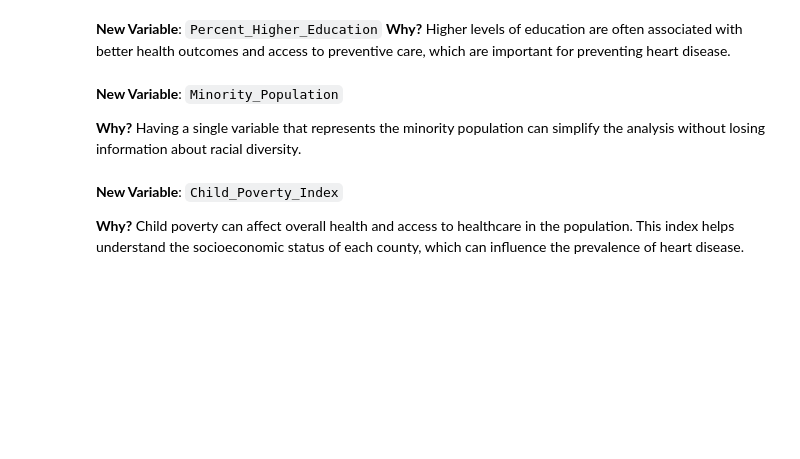
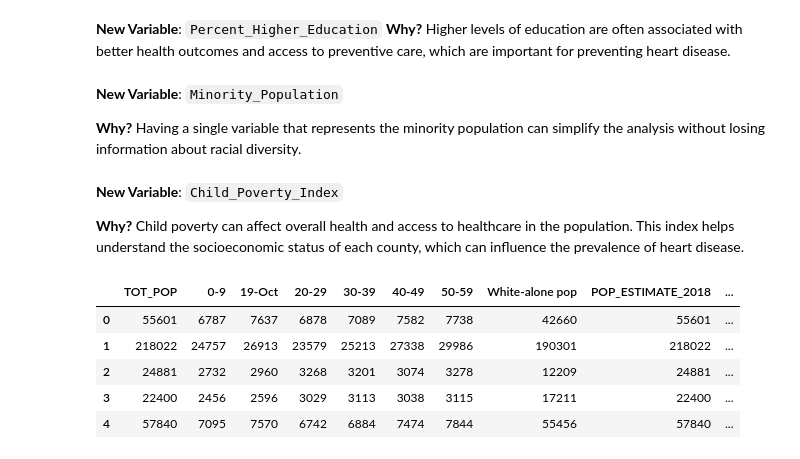
Before and after one commit to RitaViegas/RitaViegas---Project-Regularized-Linear.-Reg.----main, a Jupyter notebook: src/explore.ipynb, the cells around one changed output. Cells and saved outputs as stored; diff of their text form; code cells hidden in the pictures; blank space fills up the shorter version.

```diff
--- a/src/explore.ipynb
+++ b/src/explore.ipynb
@@ -958,3 +958,40 @@ df['Minority_Population'] = (df['Black-alone pop'] + df['Native American/America
 **Why?** Child poverty can affect overall health and access to healthcare in the population. This index helps understand the socioeconomic status of each county, which can influence the prevalence of heart disease.
 # %%
 df['Child_Poverty_Index'] = (df['PCTPOV017_2018'] + df['PCTPOV517_2018']) / 2
+# %%
+# Função para adicionar novas features e remover as colunas originais usadas
+def add_and_drop_features(df):
+    # Adiciona as novas features
+    df['Percent_Pop_Aged_60_plus'] = (df['60-69'] + df['70-79'] + df['80+']) / df['TOT_POP'] * 100
+    df['Racial_Diversity_Index'] = (df[['% White-alone', '% Black-alone', '% NA/AI-alone', '% Asian-alone',
+                                        '% Hawaiian/PI-alone', '% Two or more races']] > 5).sum(axis=1)
+    df['Percent_Higher_Education'] = (df["Some college or associate's degree 2014-18"] +
+                                      df["Bachelor's degree or higher 2014-18"]) / df['TOT_POP'] * 100
+    df['Minority_Population'] = (df['Black-alone pop'] + df['Native American/American Indian-alone pop'] +
+                                 df['Asian-alone pop'] + df['Hawaiian/Pacific Islander-alone pop'] +
+                                 df['Two or more races pop'])
+    df['Child_Poverty_Index'] = (df['PCTPOV017_2018'] + df['PCTPOV517_2018']) / 2
+
+    # Remove as variáveis originais usadas para criar as novas features
+    columns_to_drop = [
+        '60-69', '70-79', '80+', '% White-alone', '% Black-alone', '% NA/AI-alone', '% Asian-alone',
+        '% Hawaiian/PI-alone', '% Two or more races', "Some college or associate's degree 2014-18",
+        "Bachelor's degree or higher 2014-18", 'Black-alone pop', 'Native American/American Indian-alone pop',
+        'Asian-alone pop', 'Hawaiian/Pacific Islander-alone pop', 'Two or more races pop', 'PCTPOV017_2018',
+        'PCTPOV517_2018'
+    ]
+    df.drop(columns=columns_to_drop, inplace=True)
+    return df
+
+# Aplica a função nos DataFrames
+df_with_outliers = add_and_drop_features(df_with_outliers)
+df_without_outliers = add_and_drop_features(df_without_outliers)
+# %%
+df_with_outliers.head()
+# %% [output]
+|  | TOT_POP | 0-9 | 19-Oct | 20-29 | 30-39 | 40-49 | 50-59 | White-alone pop | POP_ESTIMATE_2018 | ... |
+| 0 | 55601 | 6787 | 7637 | 6878 | 7089 | 7582 | 7738 | 42660 | 55601 | ... |
+| 1 | 218022 | 24757 | 26913 | 23579 | 25213 | 27338 | 29986 | 190301 | 218022 | ... |
+| 2 | 24881 | 2732 | 2960 | 3268 | 3201 | 3074 | 3278 | 12209 | 24881 | ... |
+| 3 | 22400 | 2456 | 2596 | 3029 | 3113 | 3038 | 3115 | 17211 | 22400 | ... |
+| 4 | 57840 | 7095 | 7570 | 6742 | 6884 | 7474 | 7844 | 55456 | 57840 | ... |
```
Also changed, not shown: parts of 3 cells of this notebook.
